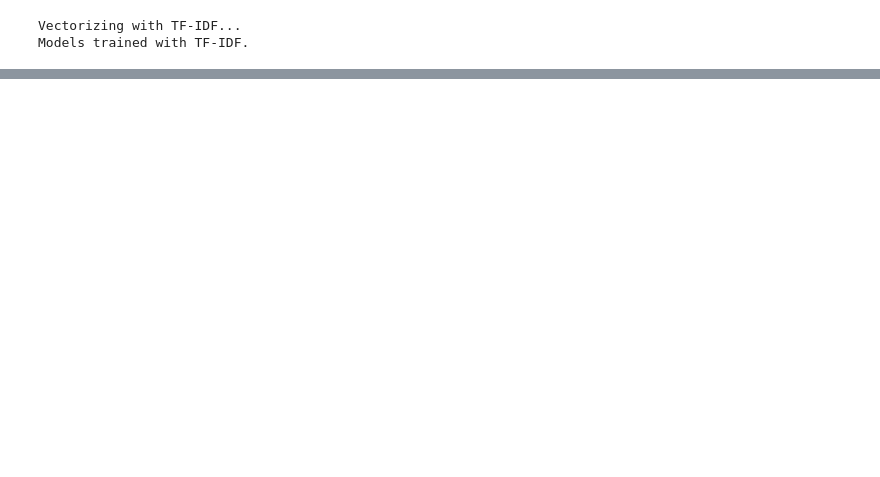
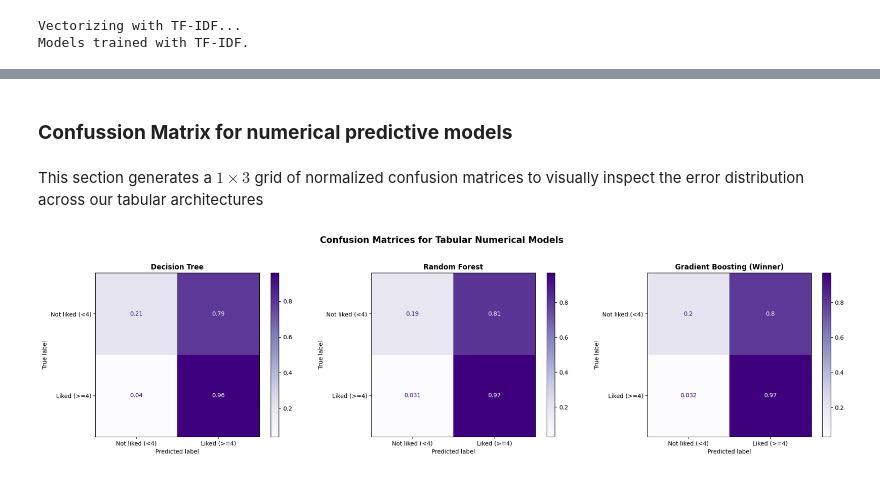
Before and after one commit to IvanGrandi/ML_2_project, a Jupyter notebook: training.ipynb, the cells around one changed output, grey strips where cells are left out. Cells and saved outputs as stored; diff of their text form; code cells hidden in the pictures; blank space fills up the shorter version.

```diff
--- a/training.ipynb
+++ b/training.ipynb
@@ -116,0 +415,40 @@ Bag of Words (BoW) Logistic Regression   83.00%   89.04%
+# %% [markdown]
+### **Confussion Matrix for numerical predictive models**
+# %% [markdown]
+This section generates a $1 \times 3$ grid of normalized confusion matrices to visually inspect the error distribution across our tabular architectures
+# %%
+import matplotlib.pyplot as plt
+from sklearn.metrics import ConfusionMatrixDisplay
+
+# Set up a 1x3 grid for the 3 numerical models
+fig, axes = plt.subplots(1, 3, figsize=(20, 5))
+
+# 1. Decision Tree Confusion Matrix
+ConfusionMatrixDisplay.from_predictions(
+    y_test_num, preds_dt,
+    display_labels=["Not liked (<4)", "Liked (>=4)"],
+    ax=axes[0], cmap='Purples', normalize='true'
+)
+axes[0].set_title("Decision Tree", fontsize=12, fontweight='bold')
+
+# 2. Random Forest Confusion Matrix
+ConfusionMatrixDisplay.from_predictions(
+    y_test_num, preds_rf,
+    display_labels=["Not liked (<4)", "Liked (>=4)"],
+    ax=axes[1], cmap='Purples', normalize='true'
+)
+axes[1].set_title("Random Forest", fontsize=12, fontweight='bold')
+
+# 3. Gradient Boosting Confusion Matrix
+ConfusionMatrixDisplay.from_predictions(
+    y_test_num, preds_gb,
+    display_labels=["Not liked (<4)", "Liked (>=4)"],
+    ax=axes[2], cmap='Purples', normalize='true'
+)
+axes[2].set_title("Gradient Boosting (Winner)", fontsize=12, fontweight='bold')
+
+plt.suptitle("Confusion Matrices for Tabular Numerical Models", fontsize=15, y=1.05, fontweight='bold')
+plt.tight_layout()
+plt.show()
+# %% [output]
+[figure, added]
```
Also changed, not shown: parts of 37 cells of this notebook.
